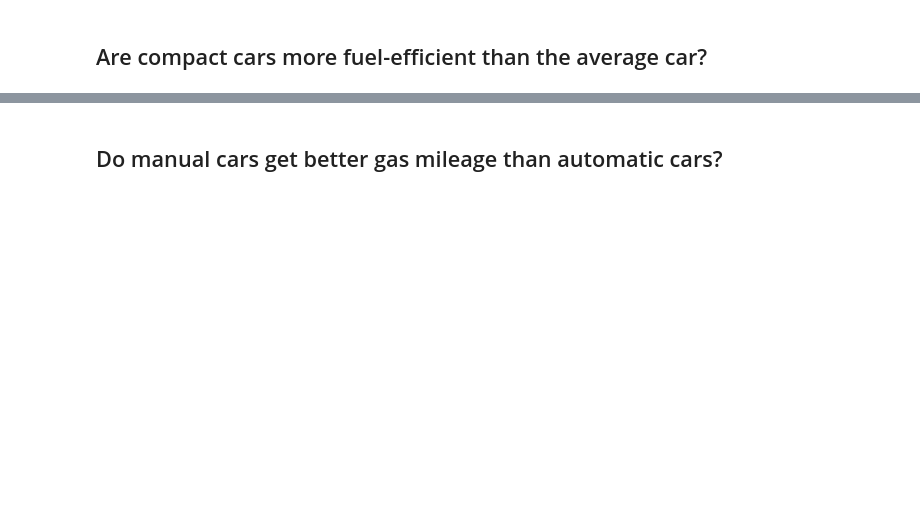
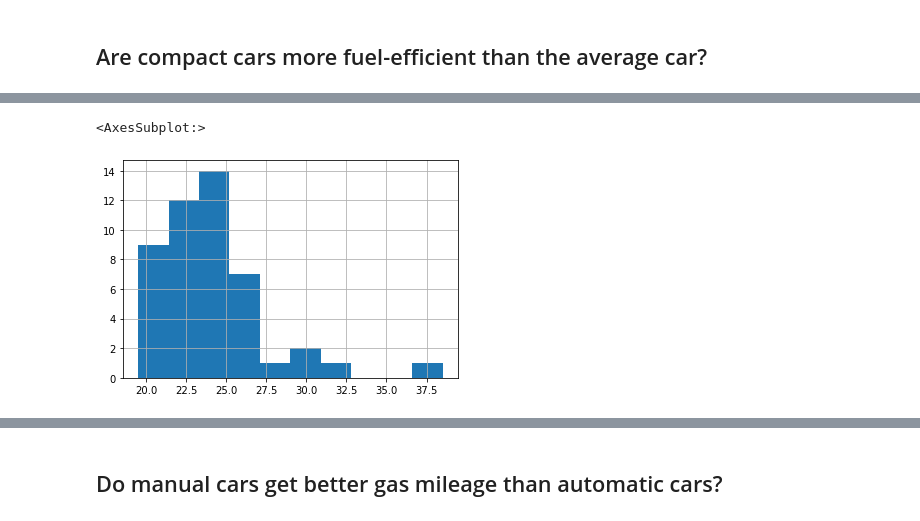
Before and after one commit to joshuamchavez2/statistics-exercises, a Jupyter notebook: hypothesis_testing.ipynb, the cells around one changed output, grey strips where cells are left out. Saved outputs shown, nothing was run; the diff lists cells and outputs as text; code cells hidden in the pictures; blank space fills up the shorter version.

```diff
--- a/hypothesis_testing.ipynb
+++ b/hypothesis_testing.ipynb
@@ -146,0 +219,7 @@ Decide. For a 2-tailed test, we take the p-value as is. For a 1-tailed test, we
+# %%
+compact = df[df["class"] == "compact"]["Avg"]
+# %%
+compact.hist()
+# %% [output]
+<AxesSubplot:>
+[figure, added]
```
Also changed, not shown: parts of 45 cells of this notebook.
